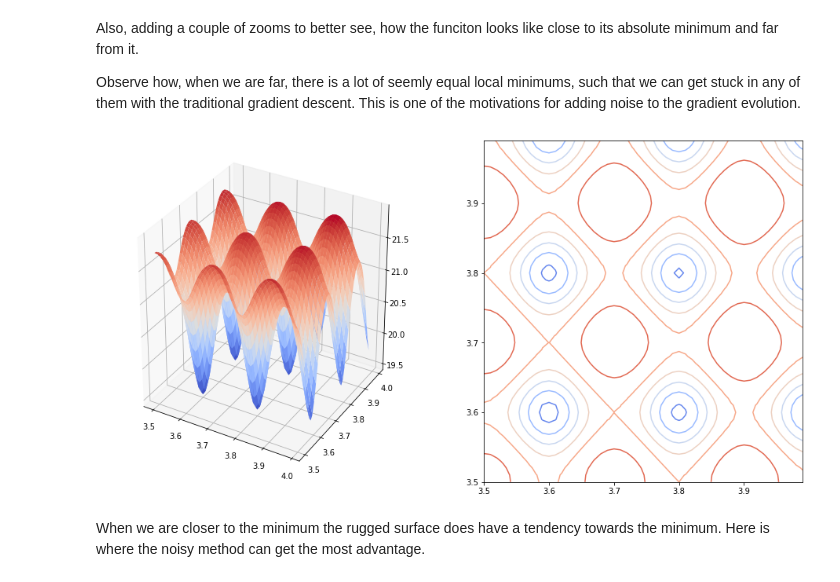
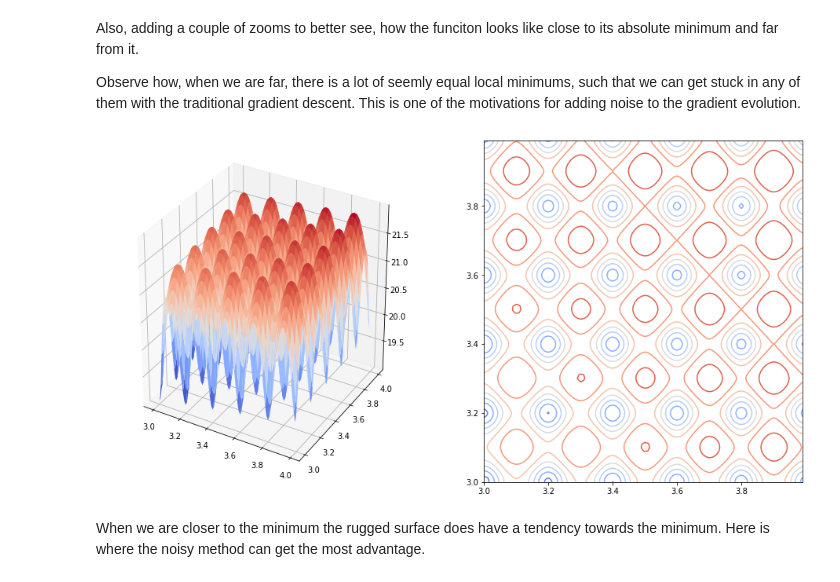
Before and after one commit to quantliquidlabs/gradientOptimization, a Jupyter notebook: code/Presentation.ipynb, the cells around one changed output. Saved outputs shown, nothing was run; the diff lists cells and outputs as text; code cells hidden in the pictures.

```diff
--- a/code/Presentation.ipynb
+++ b/code/Presentation.ipynb
@@ -24,7 +24,8 @@ def box_surface_2d_tourch( init: List[float],
                            functor: Callable[[VectorD],float],
                            figsize = (16,8),
                            cmap = cm.coolwarm,
-                           type_of_plot = typeOfPlot.Both ):
+                           type_of_plot = typeOfPlot.Both,
+                           extra_plotter = lambda : None  ):
 
     X = np.arange(init[0], end[0], step[0])
     Y = np.arange(init[1], end[1], step[1])
@@ -34,18 +35,24 @@ def box_surface_2d_tourch( init: List[float],
     if type_of_plot in [typeOfPlot.Both, typeOfPlot.Surface]:
         # Plot the surface.
         plt.figure(figsize = figsize )
-        ax = plt.subplot('121', projection = '3d')
+        ax = plt.subplot('121', projection = '3d') if type_of_plot == typeOfPlot.Both else fig.gca(projection='3d')
         surf = ax.plot_surface(X, Y, Z.numpy(), cmap = cmap )
 
     if type_of_plot in [typeOfPlot.Both, typeOfPlot.Contour]:
-        ax = plt.subplot('122')
+        if type_of_plot == typeOfPlot.Both: ax = plt.subplot('122')
+        else:
+            fig = plt.figure(figsize = figsize )
+            ax = fig.gca()
         CS = ax.contour(X, Y, Z, cmap = cmap )
-        plt.show()
+
+    extra_plotter()
+    plt.show()
 # %% [markdown]
 To get the funcitons, we need to call the factory passing the function name as a string. This functor has an overwriten callable function, which means it can be called as if it was a simple funciton. As an example, we do the plot taking 200 samples per dimension, spaced unifromly on the box $[-1,1]\times[1,1]$ of the ackley funciton. We also plot the contour funciton next to it for better reference.
 # %%
-ackley = optimizationFunctionFactory.create("ackley")
-box_surface_2d_tourch( [-4,-4], [4,4], [0.0025, 0.0025], ackley )
+func_to_generate = "ackley"
+ackley = optimizationFunctionFactory.create(func_to_generate)
+box_surface_2d_tourch( [-4,-4], [4,4], [0.01, 0.01], ackley )
 # %% [output]
 [figure]
 # %% [markdown]
@@ -53,9 +60,9 @@ Also, adding a couple of zooms to better see, how the funciton looks like close
 
 Observe how, when we are far, there is a lot of seemly equal local minimums, such that we can get stuck in any of them with the traditional gradient descent. This is one of the motivations for adding noise to the gradient evolution.
 # %%
-box_surface_2d_tourch( [3.5,3.5], [4,4], [0.01, 0.01], ackley )
+box_surface_2d_tourch( [3,3], [4,4], [0.01, 0.01], ackley )
 # %% [output]
-[figure, old version]
+[figure, new version]
 # %% [markdown]
 When we are closer to the minimum the rugged surface does have a tendency towards the minimum. Here is where the noisy method can get the most advantage.
 # %%
```
Also changed, not shown: parts of 12 cells of this notebook, 2 other files.
